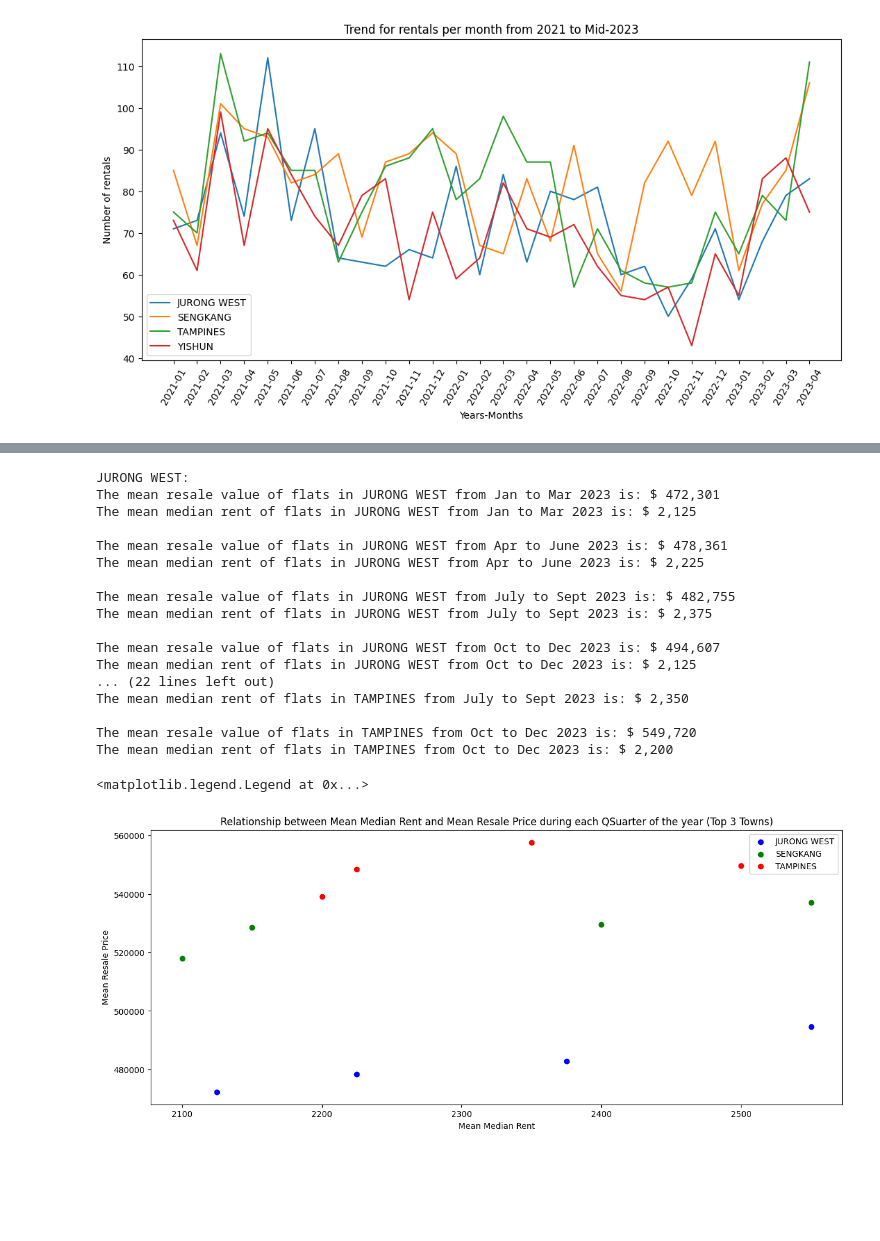
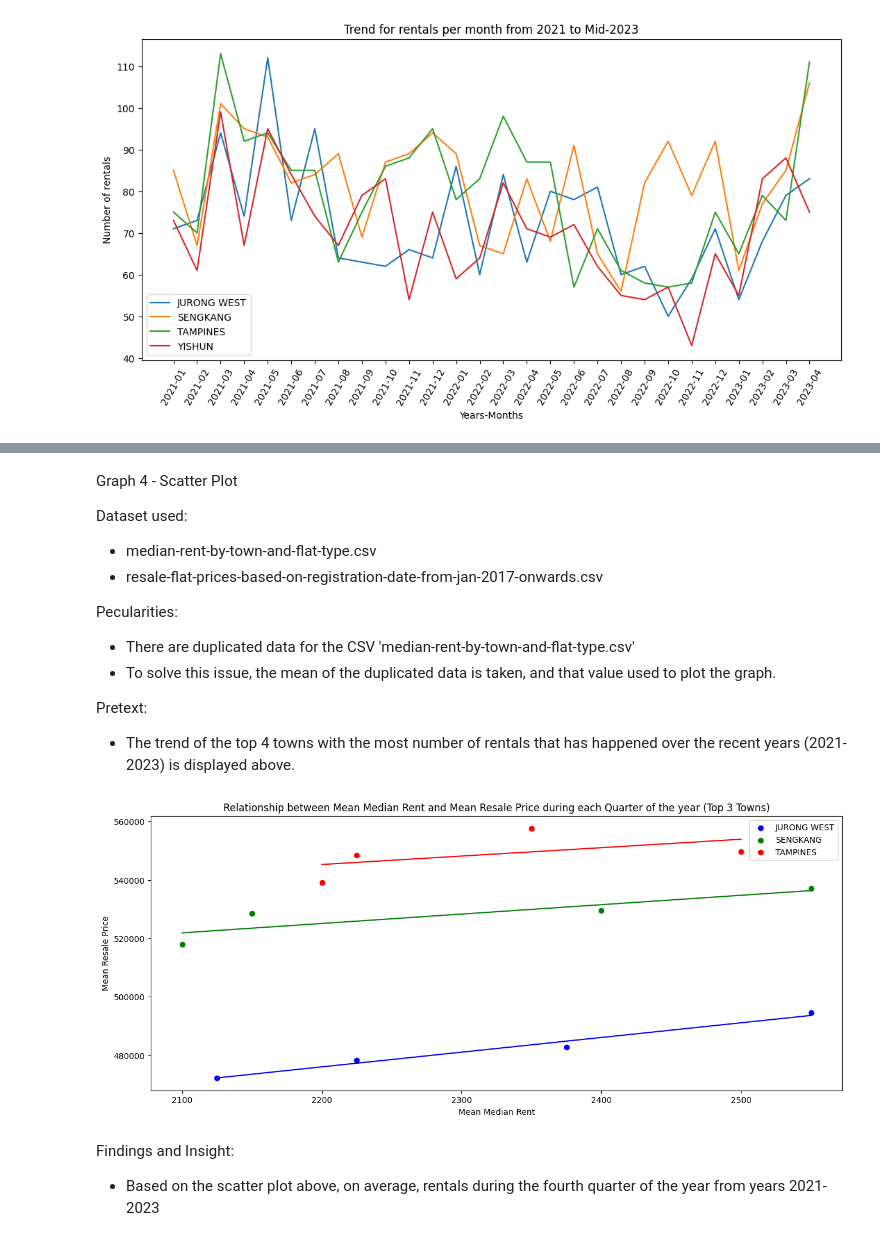
Before and after one commit to yuuuu7/PDAS, a Jupyter notebook: PDS Assignment/ccb.ipynb, the cells around one changed output, grey strips where cells are left out. Saved outputs shown, nothing was run; the diff lists cells and outputs as text; code cells hidden in the pictures; blank space fills up the shorter version.

```diff
--- a/PDS Assignment/ccb.ipynb
+++ b/PDS Assignment/ccb.ipynb
@@ -366,19 +333,34 @@ Findings and Insight:
+# %% [markdown]
+Graph 4 - Scatter Plot
+
+Dataset used:
+- median-rent-by-town-and-flat-type.csv
+- resale-flat-prices-based-on-registration-date-from-jan-2017-onwards.csv
+
+Pecularities:
+- There are duplicated data for the CSV 'median-rent-by-town-and-flat-type.csv'
+- To solve this issue, the mean of the duplicated data is taken, and that value used to plot the graph.
+
+Pretext:
+- The trend of the top 4 towns with the most number of rentals that has happened over the recent years (2021-2023) is displayed above.
 # %%
 data5_np = np.array(data5)
 data6_np = np.array(data6)
 
+#The top few towns that have been identified from previous graphs
 top_towns = [
     'JURONG WEST',
     'SENGKANG',
     'TAMPINES',
 ]
 
+
 recent_months_resale = []
 
 start_year = 2021
 start_month = 1
 
-while start_year < 2024 or start_year == 2023:
+while start_year < 2024 or start_year == 2022:
     month_str = str(start_month).zfill(2)
     recent_months_resale.append(f'{start_year}-{month_str}')
 
@@ -393,7 +375,7 @@ quarters_median_rent = []
 start_year = 2021
 start_quarter = 1
 
-while start_year < 2024 or start_year == 2023:
+while start_year < 2024 or start_year == 2022:
     quarter_str = str(f'Q{start_quarter}')
     quarters_median_rent.append(f'{start_year}-{quarter_str}')
 
@@ -403,17 +385,17 @@ while start_year < 2024 or start_year == 2023:
         start_quarter = 1
         start_year += 1
 
-
+#Certain Graph configurations to make the graph more "readable" and intepretable
 x_label = 'Mean Median Rent'
 y_label = 'Mean Resale Price'
-title = 'Relationship between Mean Median Rent and Mean Resale Price during each QSuarter of the year (Top 3 Towns)'
+title = 'Relationship between Mean Median Rent and Mean Resale Price during each Quarter of the year (Top 3 Towns)'
 
 plt.figure(figsize=[15,6])
 plt.xlabel(x_label)
 plt.ylabel(y_label)
 plt.title(title)
 
-
+#Maps each town to 1 colour
 color_mapping = {
     'JURONG WEST': 'blue',
     'SENGKANG': 'green',
@@ -423,7 +405,6 @@ color_mapping = {
 for town in top_towns:
 
     colors = color_mapping[town]
-
 
     first_quarter_resale_prices = []
     second_quarter_resale_prices = []
@@ -473,58 +454,55 @@ for town in top_towns:
             flat_type = item['flat_type']
             month = item['month']
 
             if town == item['town']:
 
                 if months == month:
                     if (flat_type == '4 ROOM') and ('-01' in months) or ('-02' in months) or ('-03' in months):
                         first_quarter_resale_prices.append(item['resale_price'])
                     elif (flat_type == '4 ROOM') and ('-04' in months) or ('-05' in months) or ('-06' in months):
                         second_quarter_resale_prices.append(item['resale_price'])
                     elif (flat_type == '4 ROOM') and ('-07' in months) or ('-08' in months) or ('-09' in months):
                         third_quarter_resale_prices.append(item['resale_price'])
                     elif (flat_type == '4 ROOM') and ('-10' in months) or ('-11' in months) or ('-12' in months):
                         fourth_quarter_resale_prices.append(item['resale_price'])
 
     first_quarter_resale_prices = np.mean(first_quarter_resale_prices)
     second_quarter_resale_prices = np.mean(second_quarter_resale_prices)
     third_quarter_resale_prices = np.mean(third_quarter_resale_prices)
     fourth_quarter_resale_prices = np.mean(fourth_quarter_resale_prices)
 
+    # Calculate best-fit line
+    x = [first_quarter_median_rent, second_quarter_median_rent,
+         third_quarter_median_rent, fourth_quarter_median_rent]
+    y = [first_quarter_resale_prices, second_quarter_resale_prices,
+         third_quarter_resale_prices, fourth_quarter_resale_prices]
+    coeffs = np.polyfit(x, y, 1)  # Fit a linear polynomial of degree 1
+    best_fit_line = np.poly1d(coeffs)
+
+    # Plot best-fit line
+    x_range = np.linspace(min(x), max(x), 100)
+
     plt.scatter(first_quarter_median_rent, first_quarter_resale_prices, color=colors, label=town)
     plt.scatter(second_quarter_median_rent, second_quarter_resale_prices, color=colors)
     plt.scatter(third_quarter_median_rent, third_quarter_resale_prices, color=colors)
     plt.scatter(fourth_quarter_median_rent, fourth_quarter_resale_prices, color=colors)
+    plt.plot(x_range, best_fit_line(x_range), color=colors)
 
-    print(f'{town}:')
-    print(f'The mean resale value of flats in {town} from Jan to Mar {months[:4]} is: $','{:,.0f}'.format(first_quarter_resale_prices))
-    print(f'The mean median rent of flats in {town} from Jan to Mar {months[:4]} is: $','{:,.0f}'.format(first_quarter_median_rent), '\n')
-    print(f'The mean resale value of flats in {town} from Apr to June {months[:4]} is: $','{:,.0f}'.format(second_quarter_resale_prices))
-    print(f'The mean median rent of flats in {town} from Apr to June {months[:4]} is: $','{:,.0f}'.format(second_quarter_median_rent), '\n')
-    print(f'The mean resale value of flats in {town} from July to Sept {months[:4]} is: $','{:,.0f}'.format(third_quarter_resale_prices))
-    print(f'The mean median rent of flats in {town} from July to Sept {months[:4]} is: $','{:,.0f}'.format(third_quarter_median_rent), '\n')
-    print(f'The mean resale value of flats in {town} from Oct to Dec {months[:4]} is: $','{:,.0f}'.format(fourth_quarter_resale_prices))
-    print(f'The mean median rent of flats in {town} from Oct to Dec {months[:4]} is: $','{:,.0f}'.format(first_quarter_median_rent), '\n')
+    # print(f'{town}:')
+    # print(f'The mean resale value of flats in {town} from Jan to Mar {months[:4]} is: $','{:,.0f}'.format(first_quarter_resale_prices))
+    # print(f'The mean median rent of flats in {town} from Jan to Mar {months[:4]} is: $','{:,.0f}'.format(first_quarter_median_rent), '\n')
+    # print(f'The mean resale value of flats in {town} from Apr to June {months[:4]} is: $','{:,.0f}'.format(second_quarter_resale_prices))
+    # print(f'The mean median rent of flats in {town} from Apr to June {months[:4]} is: $','{:,.0f}'.format(second_quarter_median_rent), '\n')
+    # print(f'The mean resale value of flats in {town} from July to Sept {months[:4]} is: $','{:,.0f}'.format(third_quarter_resale_prices))
+    # print(f'The mean median rent of flats in {town} from July to Sept {months[:4]} is: $','{:,.0f}'.format(third_quarter_median_rent), '\n')
+    # print(f'The mean resale value of flats in {town} from Oct to Dec {months[:4]} is: $','{:,.0f}'.format(fourth_quarter_resale_prices))
+    # print(f'The mean median rent of flats in {town} from Oct to Dec {months[:4]} is: $','{:,.0f}'.format(first_quarter_median_rent), '\n')
 
 
 plt.legend()
 plt.show()
 # %% [output]
-JURONG WEST:
-The mean resale value of flats in JURONG WEST from Jan to Mar 2023 is: $ 472,301
-The mean median rent of flats in JURONG WEST from Jan to Mar 2023 is: $ 2,125
-
-The mean resale value of flats in JURONG WEST from Apr to June 2023 is: $ 478,361
-The mean median rent of flats in JURONG WEST from Apr to June 2023 is: $ 2,225
-
-The mean resale value of flats in JURONG WEST from July to Sept 2023 is: $ 482,755
-The mean median rent of flats in JURONG WEST from July to Sept 2023 is: $ 2,375
-
-The mean resale value of flats in JURONG WEST from Oct to Dec 2023 is: $ 494,607
-The mean median rent of flats in JURONG WEST from Oct to Dec 2023 is: $ 2,125
-... (22 lines left out)
-The mean median rent of flats in TAMPINES from July to Sept 2023 is: $ 2,350
-
-The mean resale value of flats in TAMPINES from Oct to Dec 2023 is: $ 549,720
-The mean median rent of flats in TAMPINES from Oct to Dec 2023 is: $ 2,200
-<matplotlib.legend.Legend at 0x...>
-[figure, old version]
+[figure, new version]
+# %% [markdown]
+Findings and Insight:
+- Based on the scatter plot above, on average, rentals during the fourth quarter of the year from years 2021-2023
```
Also changed, not shown: parts of 10 cells of this notebook.
